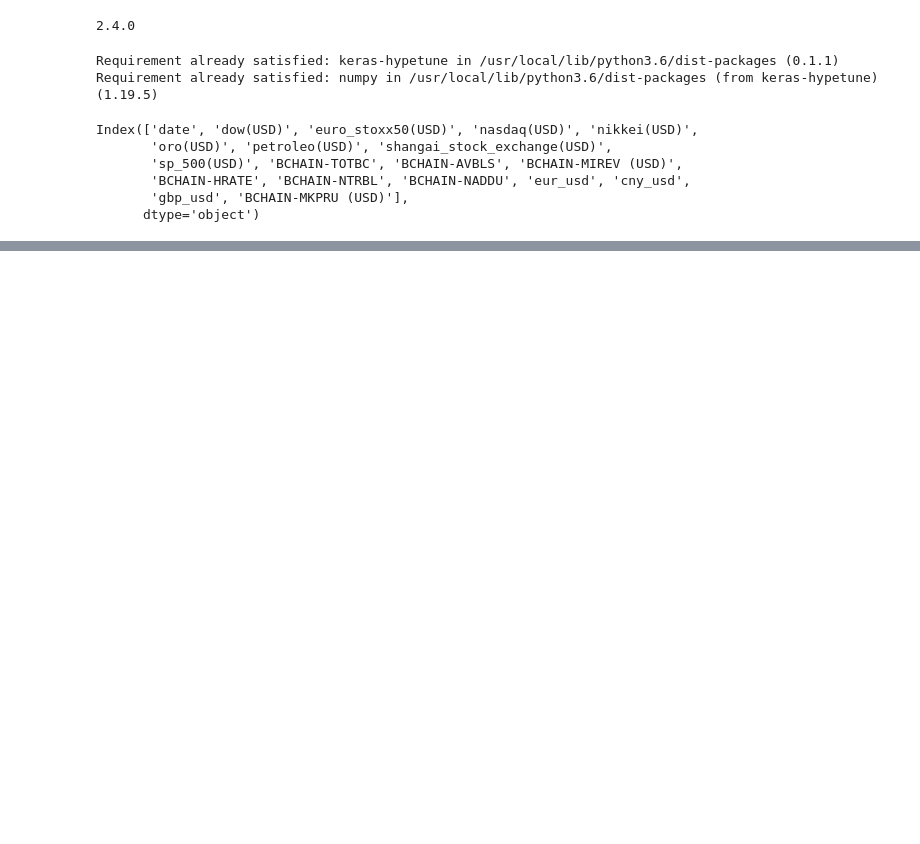
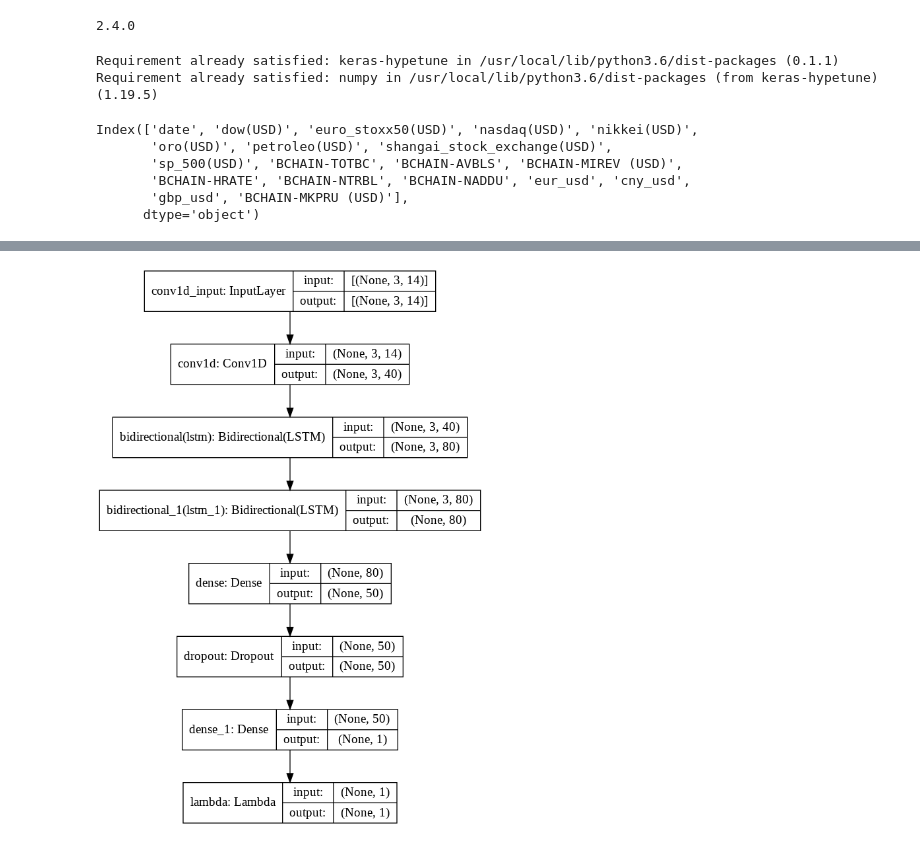
Before and after one commit to keniaCisneros/bitcoins_pricing, a Jupyter notebook: hyperparameters.ipynb, the cells around one changed output, grey strips where cells are left out. Cells and saved outputs as stored; diff of their text form; code cells hidden in the pictures; blank space fills up the shorter version.

```diff
--- a/hyperparameters.ipynb
+++ b/hyperparameters.ipynb
@@ -143,0 +226,5 @@ Search({'dropout': 0.2, 'lambda': 10.0, 'lr': 40, 'conv': 40, 'epochs': 1000, 'l
+# %%
+dot_img_file = 'model_1.png'
+tf.keras.utils.plot_model(model, to_file=dot_img_file, show_shapes=True)
+# %% [output]
+[figure, added]
```
Also changed, not shown: parts of 16 cells of this notebook, 2 other files.
